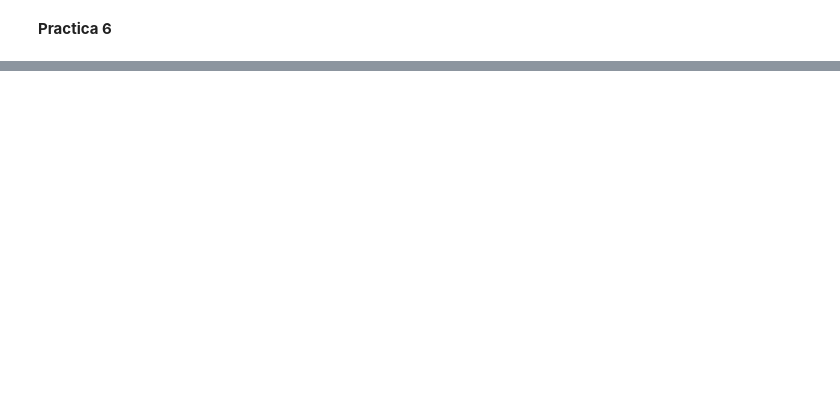
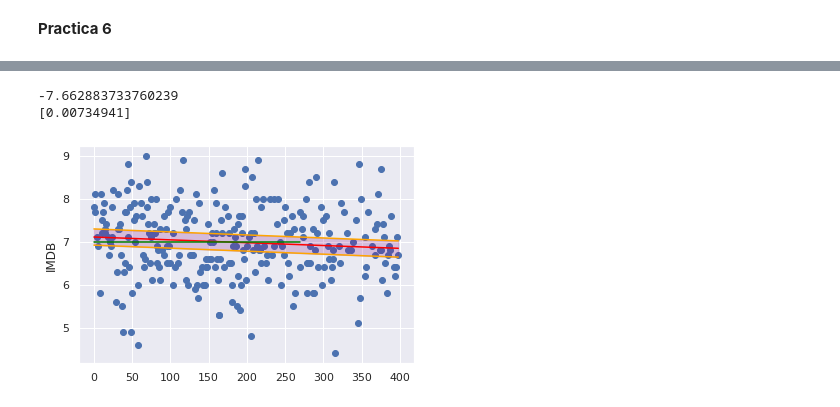
Before and after one commit to RAIGOZAGIAN1997/MineriaDatos, a Jupyter notebook: Practicas_Mineria_de_Datos.ipynb, the cells around one changed output, grey strips where cells are left out. Cells and saved outputs as stored; diff of their text form; code cells hidden in the pictures; blank space fills up the shorter version.

```diff
--- a/Practicas_Mineria_de_Datos.ipynb
+++ b/Practicas_Mineria_de_Datos.ipynb
@@ -304,0 +320,59 @@ Root Mean Squared Error: 0.8365561839052206
+# %%
+#Regresion Lineal Simple
+import pandas as pd
+import numpy as np
+import matplotlib.pyplot as plt
+from sklearn.linear_model import LinearRegression
+from sklearn.model_selection import train_test_split
+import statsmodels.formula.api as smf
+%matplotlib inline
+#Creamos el dataset que usaremos para crear la regresion Lineal en este caso utilizare Año y su IMDB
+df_Regresion_Lineal=pd.DataFrame.from_dict(df.loc[:,['Año','IMDB']])
+#Observamos la cantidad de filas y columnas
+df_Regresion_Lineal.shape
+#Con esto podemos observar los datos estadisitcos
+df_Regresion_Lineal.describe()
+#Vemos nuestro Dataset
+df_Regresion_Lineal.head(10)
+#Se extraen los atributos de las etiquetas
+X = df_Regresion_Lineal.iloc[:, :-1].values
+y = df_Regresion_Lineal.iloc[:, 1].values
+#Dividimos nuestros datos en pruebas y entrenamientos
+X_train, X_test, y_train, y_test = train_test_split(X, y, test_size=0.2, random_state=0)
+regressor = LinearRegression()
+#Entrenamos nuestro algoritmo
+regressor.fit(X_train, y_train)
+print(regressor.intercept_)
+print(regressor.coef_)
+#Se realizan las predicciones
+y_pred = regressor.predict(X_test)
+#Se crea el dataframe con los datos reales y predicción
+df_predict_real = pd.DataFrame({'Actual': y_test, 'Predicted': y_pred})
+df_predict_real
+#Graficamos para ver la regresión Lineal
+df_Regresion_Lineal = df_Regresion_Lineal.reset_index()
+results = smf.ols('IMDB ~ index', df_Regresion_Lineal).fit()
+predicts = results.predict()
+bands = pd.read_html(results.summary().tables[1].as_html(),header=0,index_col=0)[0]
+coef = pd.read_html(results.summary().tables[1].as_html(),header=0,index_col=0)[0]['coef']
+m = coef.values[1]
+b = coef.values[0]
+entrada = [[0],[len(df_Regresion_Lineal.index)]]
+low_band = bands['[0.025'][0]
+hi_band = bands['0.975]'][0]
+lowBand = m * df_Regresion_Lineal['index'] + low_band
+highBand = m * df_Regresion_Lineal['index'] + hi_band
+meanLine = df_Regresion_Lineal['IMDB'].mean()
+meanLine = [[meanLine],[meanLine]]
+plt.scatter(df_Regresion_Lineal['index'], df_Regresion_Lineal['IMDB'])
+plt.plot(df_Regresion_Lineal['index'],predicts, color = 'red')
+plt.plot(entrada, meanLine, color = 'green')
+plt.fill_between(df_Regresion_Lineal['index'], lowBand, highBand, alpha=0.2, color = 'purple')
+plt.plot(df_Regresion_Lineal['index'], lowBand, color='orange')
+plt.plot(df_Regresion_Lineal['index'], highBand, color='orange')
+plt.ylabel('IMDB')
+plt.show()
+# %% [output]
+-7.662883733760239
+[0.00734941]
+[figure, added]
```
Also changed, not shown: parts of 2 cells of this notebook.
